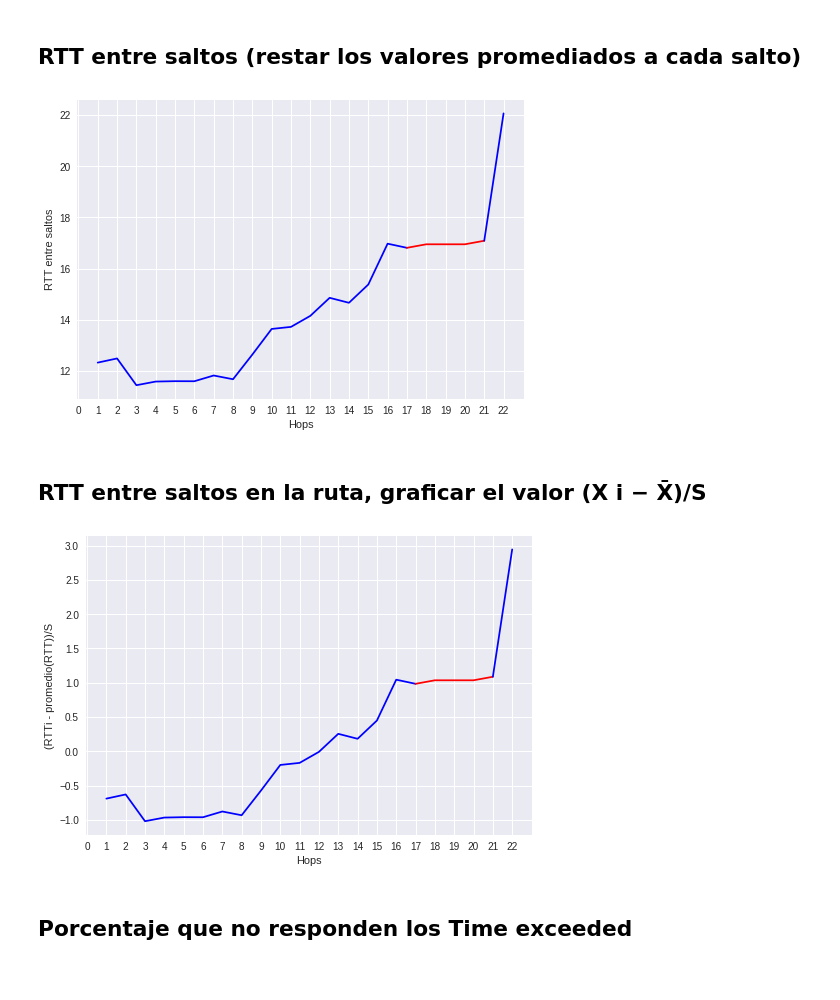
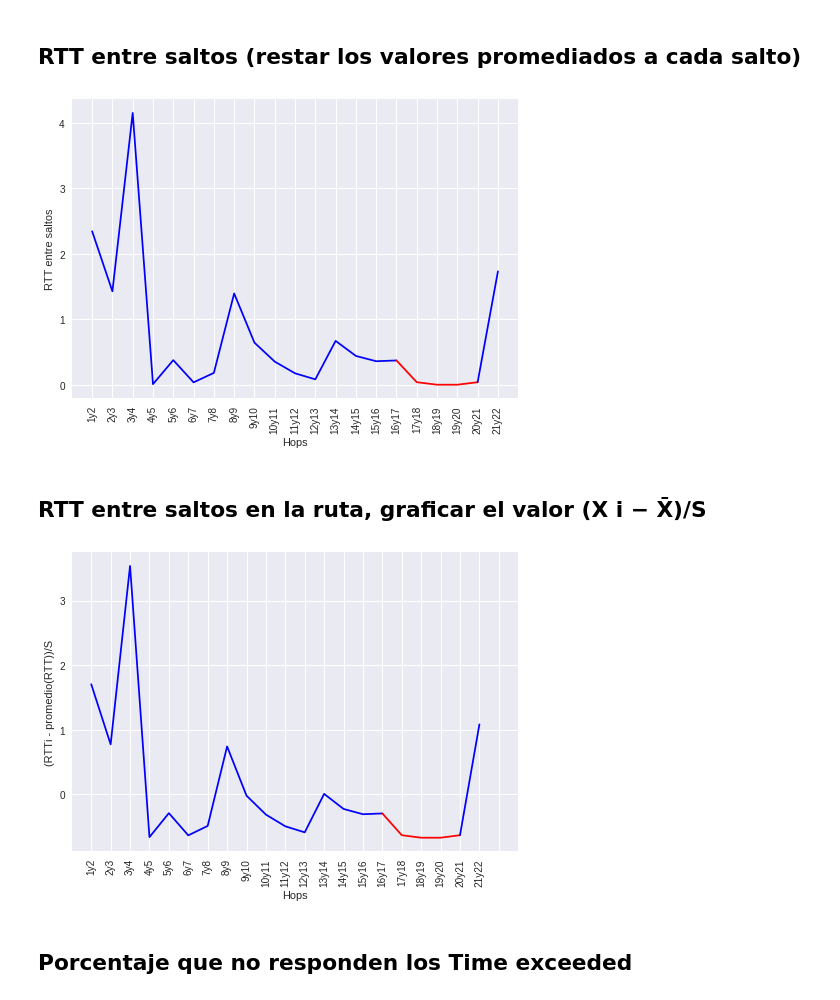
Before and after one commit to a-lavia/redes, a Jupyter notebook: tp2/Graficos University of Tokyo.ipynb, the cells around one changed output. Cells and saved outputs as stored; diff of their text form; code cells hidden in the pictures.

```diff
--- a/tp2/Graficos University of Tokyo.ipynb
+++ b/tp2/Graficos University of Tokyo.ipynb
@@ -21,22 +15,3 @@ with open('experimentos/www.u-tokyo.ac.jp-json.json') as json_data:
     lstDic = json.load(json_data)
 
 lstRtt = [dic['rtt'] for dic in lstDic]
-# a los valores null les pongo el promedio del siguiente no null y el anterior no null
-# hay 3 null
-lstRtt1 = []
-lstRttNull = []
-lstRtt2 = []
-for x in lstRtt:
-    if x == 'null':
-        break
-    lstRtt1.append(x)
-
-hayNull = 3
-for x in lstRtt:
-    if hayNull == 0:
-        lstRtt2.append(x)
-    elif x == 'null':
-        hayNull-=1
-
-prom = promedio([lstRtt1[len(lstRtt1)-1], lstRtt2[0]])
-lstRttNull = [lstRtt1[len(lstRtt1)-1]] + [prom, prom, prom] + [lstRtt2[0]]
@@ -43,42 +132,34 @@ lstRttNull = [lstRtt1[len(lstRtt1)-1]] + [prom, prom, prom] + [lstRtt2[0]]
 # %% [markdown]
 ## RTT entre saltos (restar los valores promediados a cada salto)
 # %%
-lstX1 = range(1,len(lstRtt1)+1)
-lstXNull = range(len(lstRtt1), len(lstRtt1) + len(lstRttNull))
-lstX2 = range(len(lstRtt1) + len(lstRttNull) -1, len(lstRtt1) + len(lstRttNull) + len(lstRtt2)-1)
-
-plt.plot(lstX1, lstRtt1, 'blue')
-plt.plot(lstXNull, lstRttNull, 'red')
-plt.plot(lstX2, lstRtt2, 'blue')
+plt.plot(lstIdx1, lstRttes1, 'blue')
+plt.plot(lstIdxNull, lstRttesNull, 'red')
+plt.plot(lstIdx2, lstRttes2, 'blue')
 
 plt.ylabel('RTT entre saltos')
 plt.xlabel('Hops')
-plt.xticks(range(len(lstRtt)+1), range(len(lstRtt)+1))
+plt.xticks(range(len(lstRttes)+1), lstStr, rotation=90)
 plt.show()
 # %% [output]
-[figure, old version]
+[figure, new version]
 # %% [markdown]
 ## RTT entre saltos en la ruta, graficar el valor (X i − X̄)/S
 # %%
-prom = promedio(lstRtt1 + [promedio([lstRtt1[len(lstRtt1)-1], lstRtt2[0]])] + lstRtt2)
-s = desvioEstandar(lstRtt1 + [promedio([lstRtt1[len(lstRtt1)-1], lstRtt2[0]])] + lstRtt2)
-lstVal1 = [(x-prom)/s for x in lstRtt1]
-lstValNull = [(x-prom)/s for x in lstRttNull]
-lstVal2 = [(x-prom)/s for x in lstRtt2]
+prom = promedio(lstRttes1 + lstRttesNull + lstRttes2)
+s = desvioEstandar(lstRttes1 + lstRttesNull + lstRttes2)
+lstVal1 = [(x-prom)/s for x in lstRttes1]
+lstValNull = [(x-prom)/s for x in lstRttesNull]
+lstVal2 = [(x-prom)/s for x in lstRttes2]
 
-lstX1 = range(1,len(lstRtt1)+1)
-lstXNull = range(len(lstRtt1), len(lstRtt1) + len(lstRttNull))
-lstX2 = range(len(lstRtt1) + len(lstRttNull) -1, len(lstRtt1) + len(lstRttNull) + len(lstRtt2)-1)
-
-plt.plot(lstX1, lstVal1, 'blue')
-plt.plot(lstXNull, lstValNull, 'red')
-plt.plot(lstX2, lstVal2, 'blue')
+plt.plot(lstIdx1, lstVal1, 'blue')
+plt.plot(lstIdxNull, lstValNull, 'red')
+plt.plot(lstIdx2, lstVal2, 'blue')
 plt.ylabel('(RTTi - promedio(RTT))/S')
 plt.xlabel('Hops')
-plt.xticks(range(len(lstRtt)+1), range(len(lstRtt)+1))
+plt.xticks(range(len(lstRtt)+1), lstStr, rotation=90)
 plt.show()
 # %% [output]
-[figure, old version]
+[figure, new version]
 # %% [markdown]
 ## Porcentaje que no responden los Time exceeded
 # %%
```
Also changed, not shown: parts of 7 cells of this notebook, 3 other files.
